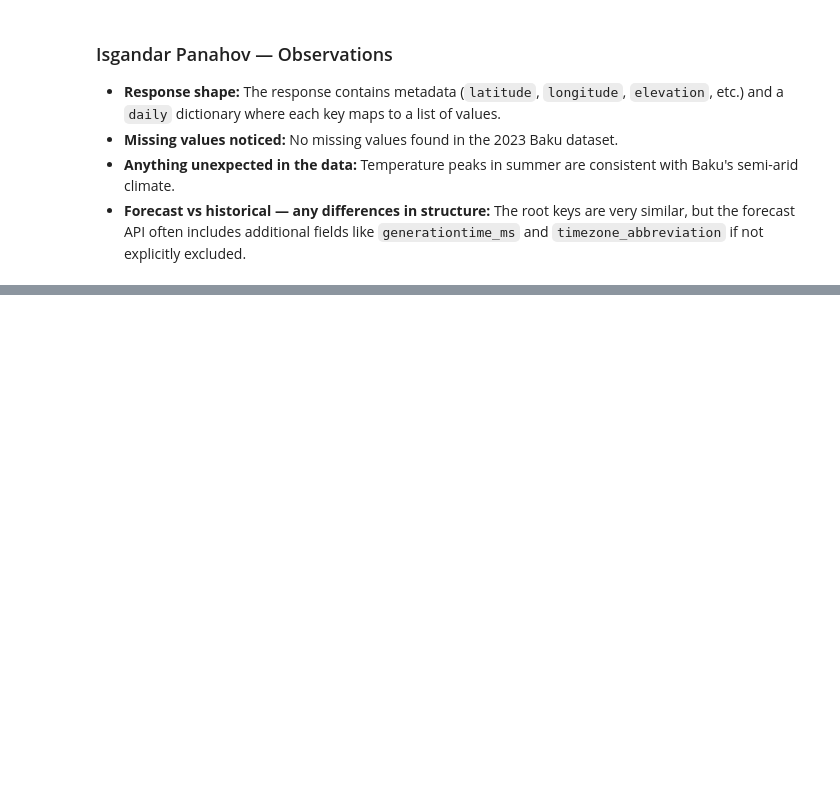
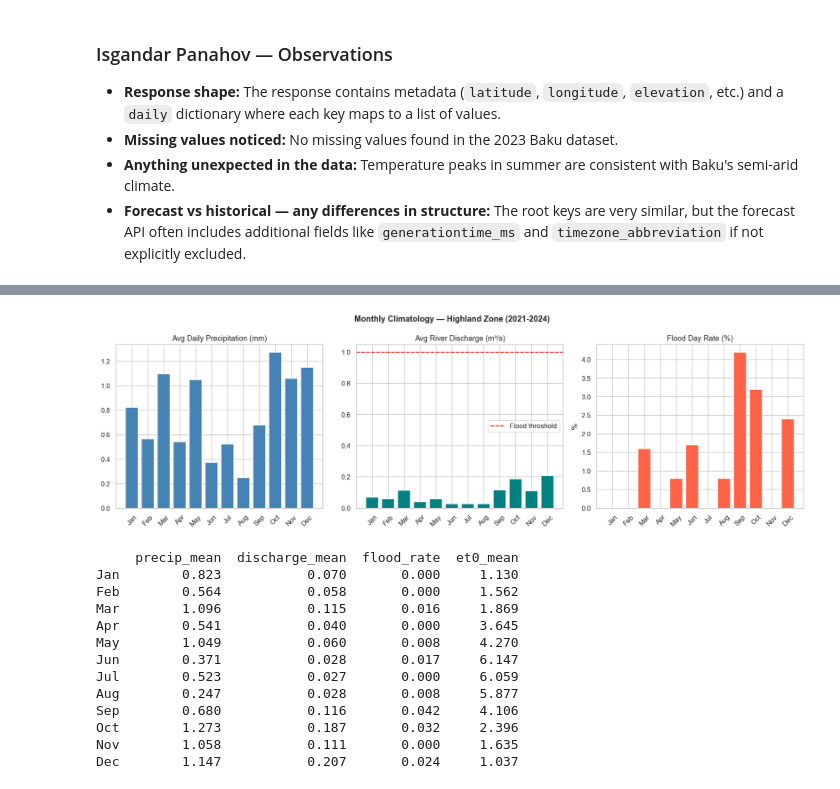
Before and after one commit to AliAgabalayev/Baku-Sentinel-Advanced-Flash-Flood-Forecasting-System, a Jupyter notebook: notebooks/day_01_exploration.ipynb, the cells around one changed output, grey strips where cells are left out. Cells and saved outputs as stored; diff of their text form; code cells hidden in the pictures; blank space fills up the shorter version.

```diff
--- a/notebooks/day_01_exploration.ipynb
+++ b/notebooks/day_01_exploration.ipynb
@@ -381,0 +577,51 @@ We will track the following 6 variables to capture the climatic diversity across
+# %%
+# ── 6. Monthly aggregation — seasonal flood risk pattern ──────────────────
+monthly = df.groupby(df.index.month).agg(
+    precip_mean  = ('precipitation_sum',   'mean'),
+    discharge_mean = ('river_discharge',    'mean'),
+    flood_rate   = ('is_flood',             'mean'),
+    et0_mean     = ('et0_fao_evapotranspiration', 'mean'),
+).round(3)
+monthly.index = ['Jan','Feb','Mar','Apr','May','Jun',
+                  'Jul','Aug','Sep','Oct','Nov','Dec']
+
+fig, axes = plt.subplots(1, 3, figsize=(16, 5))
+fig.suptitle('Monthly Climatology — Highland Zone (2021-2024)', fontsize=13, fontweight='bold')
+
+# Precipitation
+axes[0].bar(monthly.index, monthly['precip_mean'], color='steelblue')
+axes[0].set_title('Avg Daily Precipitation (mm)')
+axes[0].tick_params(axis='x', rotation=45)
+
+# River discharge
+axes[1].bar(monthly.index, monthly['discharge_mean'], color='teal')
+axes[1].set_title('Avg River Discharge (m³/s)')
+axes[1].axhline(DISCHARGE_THRESHOLD, color='red', linestyle='--', linewidth=1.5, label='Flood threshold')
+axes[1].legend()
+axes[1].tick_params(axis='x', rotation=45)
+
+# Flood rate
+axes[2].bar(monthly.index, monthly['flood_rate'] * 100, color='tomato')
+axes[2].set_title('Flood Day Rate (%)')
+axes[2].set_ylabel('%')
+axes[2].tick_params(axis='x', rotation=45)
+
+plt.tight_layout()
+plt.show()
+
+print(monthly)
+# %% [output]
+[figure, added]
+     precip_mean  discharge_mean  flood_rate  et0_mean
+Jan        0.823           0.070       0.000     1.130
+Feb        0.564           0.058       0.000     1.562
+Mar        1.096           0.115       0.016     1.869
+Apr        0.541           0.040       0.000     3.645
+May        1.049           0.060       0.008     4.270
+Jun        0.371           0.028       0.017     6.147
+Jul        0.523           0.027       0.000     6.059
+Aug        0.247           0.028       0.008     5.877
+Sep        0.680           0.116       0.042     4.106
+Oct        1.273           0.187       0.032     2.396
+Nov        1.058           0.111       0.000     1.635
+Dec        1.147           0.207       0.024     1.037
```
Also changed, not shown: parts of 12 cells of this notebook.
